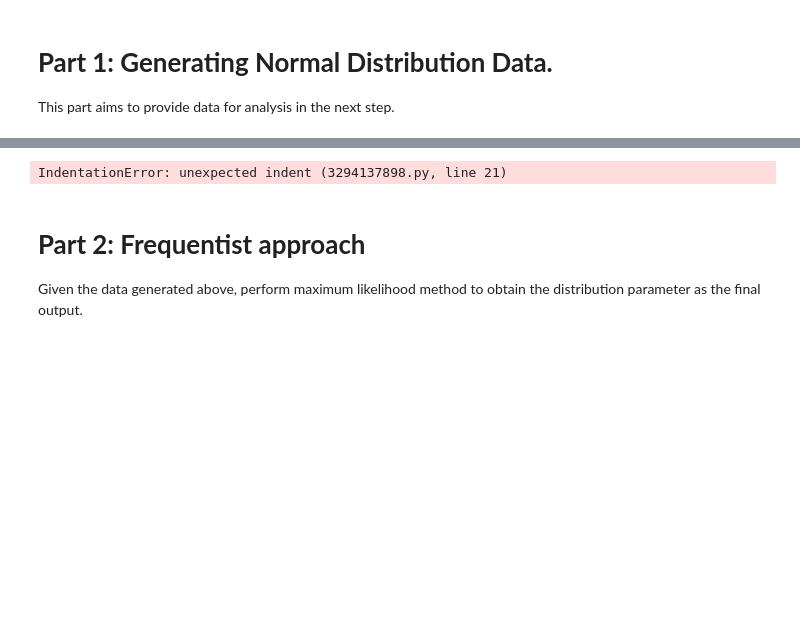
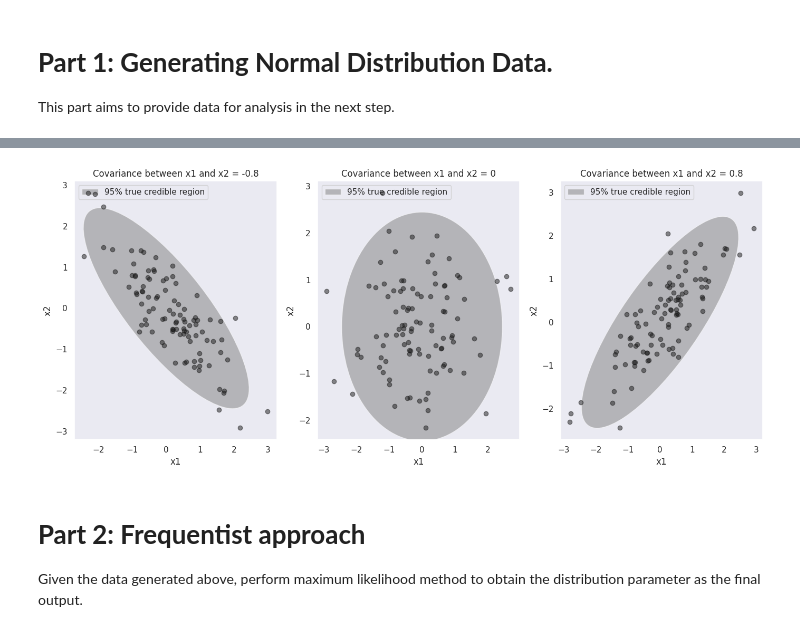
Before and after one commit to Kidkudos77/personalportfolio, a Jupyter notebook: Chapter2_Inference_Multivariate_Normal_Data_cls_update.ipynb, the cells around one changed output, grey strips where cells are left out. Drawn from its saved outputs; the diff is of its cells as text; code cells hidden in the pictures; blank space fills up the shorter version.

```diff
--- a/Chapter2_Inference_Multivariate_Normal_Data_cls_update.ipynb
+++ b/Chapter2_Inference_Multivariate_Normal_Data_cls_update.ipynb
@@ -29,9 +36,9 @@ random_seed=1000
 
 # We will try three different covariances:
 cov_val = [-0.8, 0, 0.8]
- case 0: -0.8: covariance is [[1 -0.8][-0.8 1]]
- case 1: 0: covariance is [[1 0][0 1]]
- case 2: 0.8: covariance is [[1 0.8][0.8 1]]
+ #case 0: -0.8: covariance is [[1 -0.8][-0.8 1]]
+ #case 1: 0: covariance is [[1 0][0 1]]
+ #case 2: 0.8: covariance is [[1 0.8][0.8 1]]
 
 
 # Setting mean of the distribution to be at (0,0)
@@ -53,36 +60,36 @@ def confidence_range(Sigma, mu, color):
     e.set_facecolor(color)
     e.set_zorder(10);
     ax.add_artist(e);
 
 # Generate bivariate Gaussian distributoin for case 0, 1, 2
 for case, val in enumerate(cov_val): # iterate for (case=0,val=-0.8), (case=1,val=0),(case=2,val=0.8)
 
     # Initializing the covariance matrix
-    Sigma = np.array([[1 val],[val 1]])
+    Sigma = np.array([[1, val],[val, 1]])
 
     # Generating a Gaussian bivariate distribution
     # with given mean and covariance matrix
     distr = multivariate_normal(cov=Sigma, mean=mu, seed=random_seed)
 
     # Create 1,2, 3 sub plots
     ax = plt.subplot(1,3,case+1)
     # Draw 100 samples from the multivariate Gaussian distribution defined above
     data = distr.rvs(size=100)
     # Scatter plot the data, its dimension 1 vs. dimension 2
     # c='k' selects black color, alpha selects transparency, lay scatter plots on top of of ellipse
     ax.scatter(data[:, 0], data[:, 1], c='k', alpha=0.5, zorder=11);
     # plot 95% confidence range...
-    confidence_range(Sigma, mu, 'gray'):
+    confidence_range(Sigma, mu, 'gray')
     rect = plt.Rectangle((0, 0), 1, 1, fc='gray', alpha=0.5)
     ax.legend([rect], ['95% true credible region'], loc=2);
     plt.xlabel("x1")
     plt.ylabel("x2")
     plt.title(f'Covariance between x1 and x2 = {cov_val[case]}')
 
 plt.tight_layout()
 plt.show()
 # %% [output]
-IndentationError: unexpected indent (3294137898.py, line 21)
+[figure, added]
 # %%
 # Let's focus on 0.8 to generate data
 val = 0.8
```
Also changed, not shown: parts of 10 cells of this notebook.
